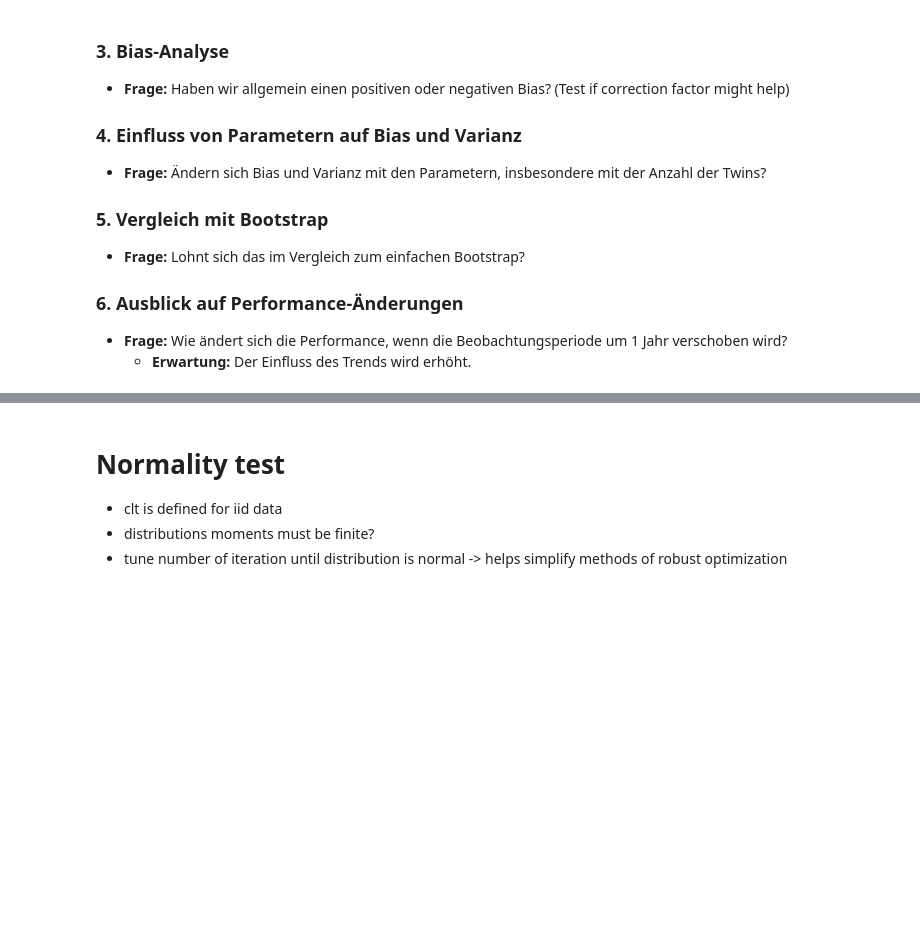
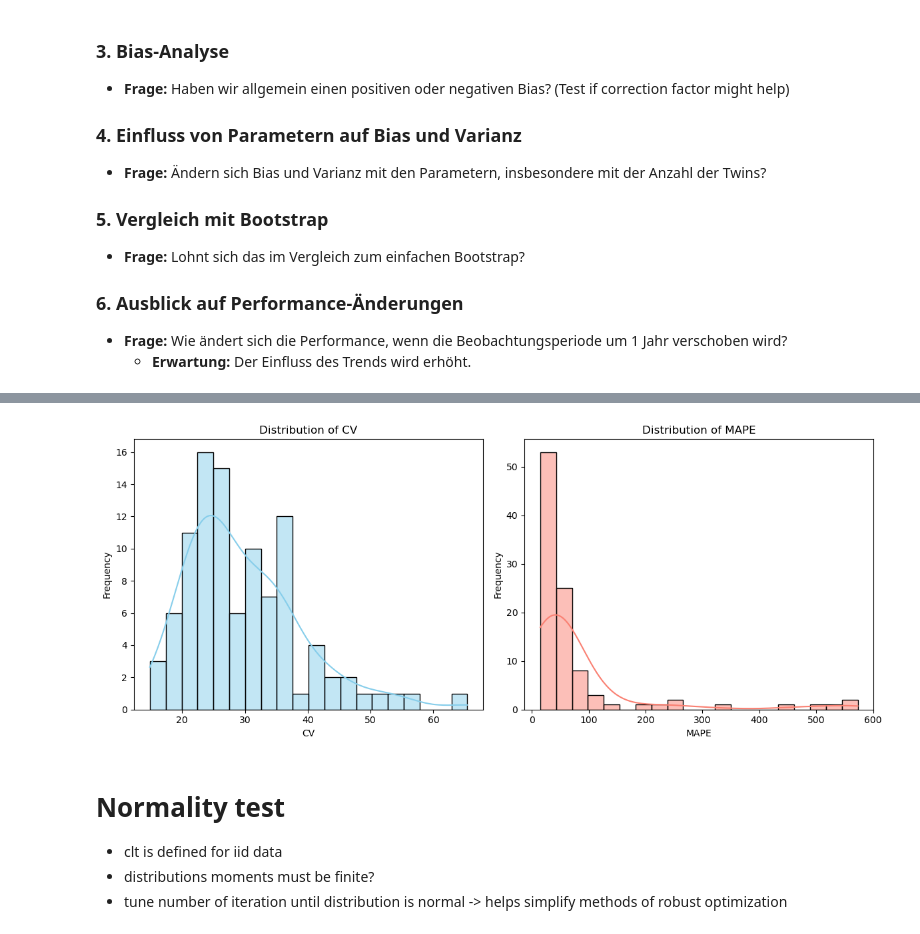
Before and after one commit to chrisnhr/Diplom, a Jupyter notebook: bootstrapping.ipynb, the cells around one changed output, grey strips where cells are left out. Saved outputs shown, nothing was run; the diff lists cells and outputs as text; code cells hidden in the pictures; blank space fills up the shorter version.

```diff
--- a/bootstrapping.ipynb
+++ b/bootstrapping.ipynb
@@ -208,3 +211,28 @@ Error:
+# %%
+#das jetzt zu plotten ist ein bisschen dumm, weil ich ja die ganzen parameter settings mit den sinnlosen werten habe
+df_plot = df_results.groupby(["TEST_ITEM_COMMUNICATIONKEY"]).mean().reset_index()[["TEST_ITEM_COMMUNICATIONKEY", "CV", "MAPE"]]
+
+# Set up the figure with two subplots
+plt.figure(figsize=(12, 5))
+
+# Histogram for CV values
+plt.subplot(1, 2, 1)
+sns.histplot(df_plot['CV'], bins=20, kde=True, color='skyblue')
+plt.title('Distribution of CV')
+plt.xlabel('CV')
+plt.ylabel('Frequency')
+
+# Histogram for MAPE values
+plt.subplot(1, 2, 2)
+sns.histplot(df_plot['MAPE'], bins=20, kde=True, color='salmon')
+plt.title('Distribution of MAPE')
+plt.xlabel('MAPE')
+plt.ylabel('Frequency')
+
+plt.tight_layout()
+plt.show()
+# %% [output]
+[figure, added]
 # %% [markdown]
 # Normality test
 - clt is defined for iid data
```
Also changed, not shown: parts of 20 cells of this notebook, 1 other file.
